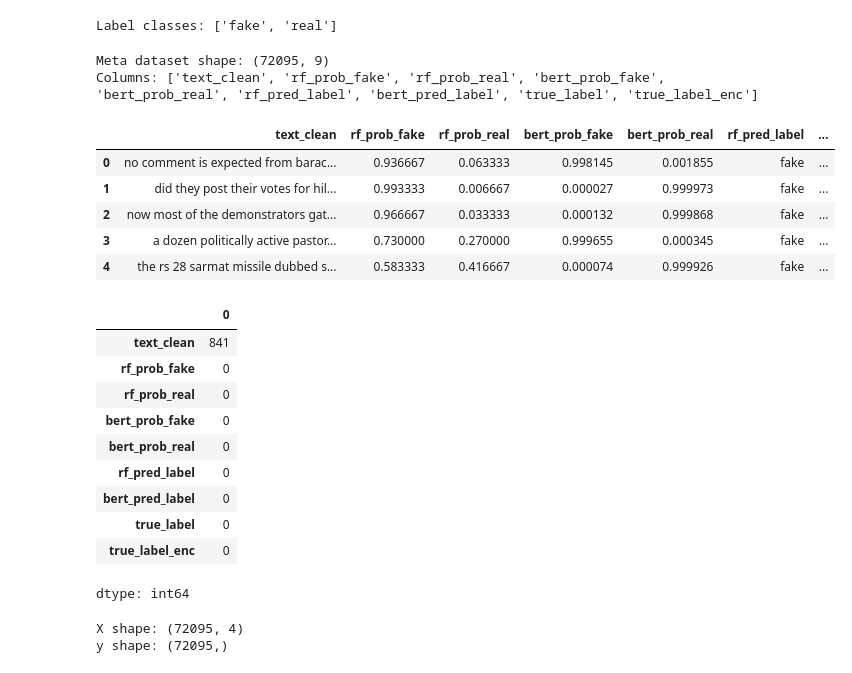
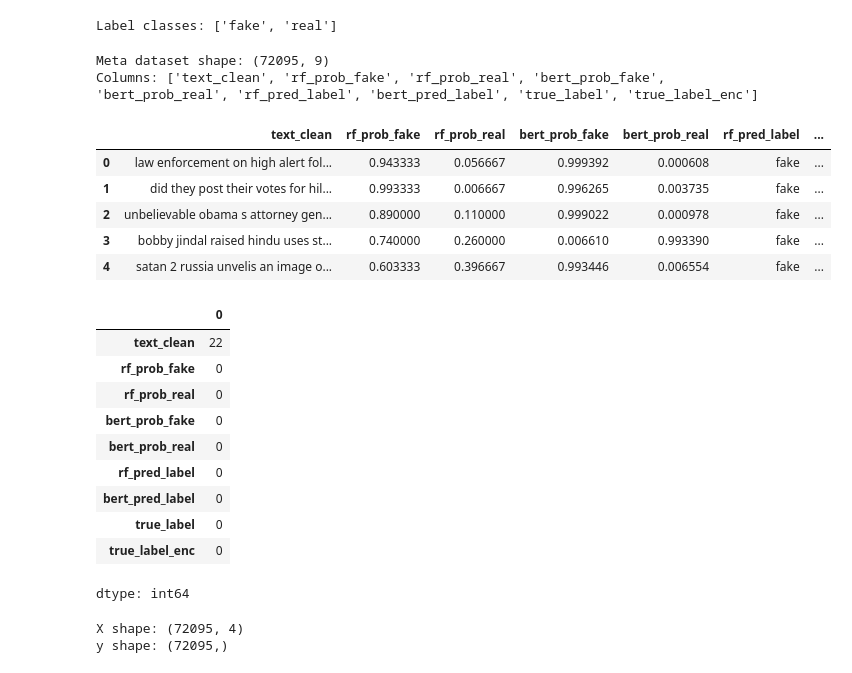
Before and after one commit to aryannn03/Ensemble-Based-Fake-News-Detection, a Jupyter notebook: ml_backend/notebooks/meta_classifier.ipynb, the cells around one changed output. Saved outputs shown, nothing was run; the diff lists cells and outputs as text; code cells hidden in the pictures.

Commit message:
Update meta_classifier file

```diff
--- a/ml_backend/notebooks/meta_classifier.ipynb
+++ b/ml_backend/notebooks/meta_classifier.ipynb
@@ -16,25 +16,25 @@ print("Label classes:", LABEL_CLASSES)
 # %% [output]
 Label classes: ['fake', 'real']
 # %%
-meta_df = pd.read_csv("WELFake_meta_dataset.csv")
+meta_df = pd.read_csv("/content/WELFake_meta_dataset (1).csv")
 
 print("Meta dataset shape:", meta_df.shape)
 print("Columns:", meta_df.columns.tolist())
 meta_df.head()
 # %% [output]
 Meta dataset shape: (72095, 9)
 Columns: ['text_clean', 'rf_prob_fake', 'rf_prob_real', 'bert_prob_fake', 'bert_prob_real', 'rf_pred_label', 'bert_pred_label', 'true_label', 'true_label_enc']
 |  | text_clean | rf_prob_fake | rf_prob_real | bert_prob_fake | bert_prob_real | rf_pred_label | ... |
-| 0 | no comment is expected from barac... | 0.936667 | 0.063333 | 0.998145 | 0.001855 | fake | ... |
-| 1 | did they post their votes for hil... | 0.993333 | 0.006667 | 0.000027 | 0.999973 | fake | ... |
-| 2 | now most of the demonstrators gat... | 0.966667 | 0.033333 | 0.000132 | 0.999868 | fake | ... |
-| 3 | a dozen politically active pastor... | 0.730000 | 0.270000 | 0.999655 | 0.000345 | fake | ... |
-| 4 | the rs 28 sarmat missile dubbed s... | 0.583333 | 0.416667 | 0.000074 | 0.999926 | fake | ... |
+| 0 | law enforcement on high alert fol... | 0.943333 | 0.056667 | 0.999392 | 0.000608 | fake | ... |
+| 1 | did they post their votes for hil... | 0.993333 | 0.006667 | 0.996265 | 0.003735 | fake | ... |
+| 2 | unbelievable obama s attorney gen... | 0.890000 | 0.110000 | 0.999022 | 0.000978 | fake | ... |
+| 3 | bobby jindal raised hindu uses st... | 0.740000 | 0.260000 | 0.006610 | 0.993390 | fake | ... |
+| 4 | satan 2 russia unvelis an image o... | 0.603333 | 0.396667 | 0.993446 | 0.006554 | fake | ... |
 # %%
 meta_df.isnull().sum()
 # %% [output]
 |  | 0 |
-| text_clean | 841 |
+| text_clean | 22 |
 | rf_prob_fake | 0 |
 | rf_prob_real | 0 |
 | bert_prob_fake | 0 |
```
Also changed, not shown: parts of 2 cells of this notebook, 1 other file.
